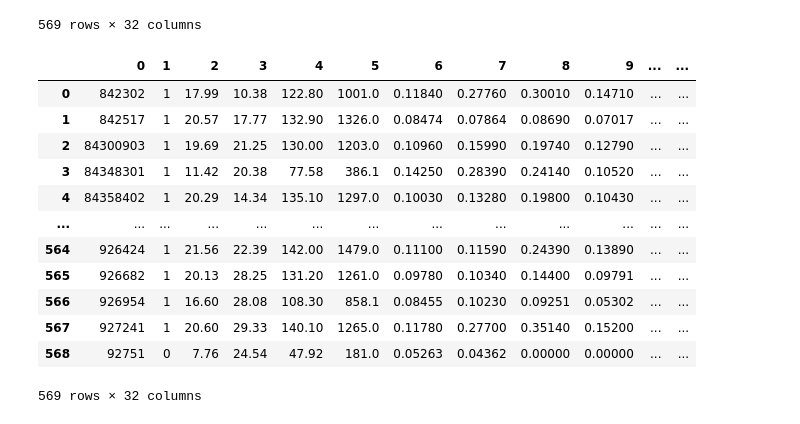
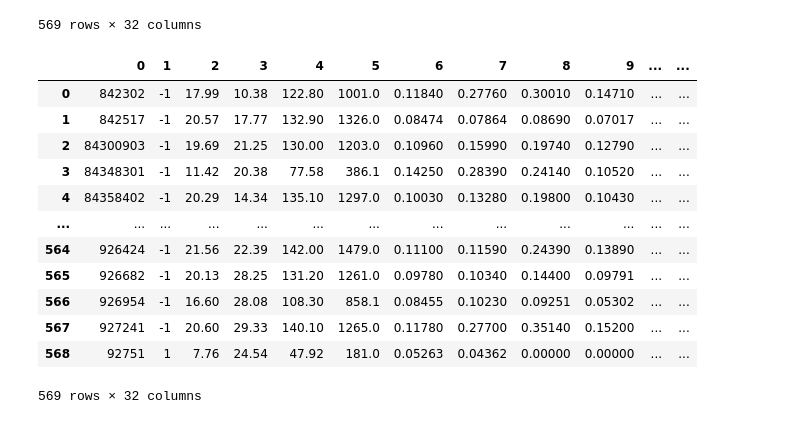
Before and after one commit to MattiasHolmstrom/Optimization-assignments, a Jupyter notebook: SVM_prep.ipynb, the cells around one changed output. Cells and saved outputs as stored; diff of their text form; code cells hidden in the pictures.

```diff
--- a/SVM_prep.ipynb
+++ b/SVM_prep.ipynb
@@ -21,21 +22,22 @@ df
 | 568 | 92751 | B | 7.76 | 24.54 | 47.92 | 181.0 | 0.05263 | 0.04362 | 0.00000 | 0.00000 | ... | ... |
 569 rows × 32 columns
 # %%
-df_dummy = pd.get_dummies(df, columns=[1])
-df[1] = df[1].astype('category')
-df[1] = df[1].cat.codes
+# Encode class column as -1 / 1 to fit SVM algorithm
+# -1 is malignant and 1 is benign
+
+df[1] = np.where(df[1] == "M", -1, 1)
 df
 # %% [output]
 |  | 0 | 1 | 2 | 3 | 4 | 5 | 6 | 7 | 8 | 9 | ... | ... |
-| 0 | 842302 | 1 | 17.99 | 10.38 | 122.80 | 1001.0 | 0.11840 | 0.27760 | 0.30010 | 0.14710 | ... | ... |
-| 1 | 842517 | 1 | 20.57 | 17.77 | 132.90 | 1326.0 | 0.08474 | 0.07864 | 0.08690 | 0.07017 | ... | ... |
-| 2 | 84300903 | 1 | 19.69 | 21.25 | 130.00 | 1203.0 | 0.10960 | 0.15990 | 0.19740 | 0.12790 | ... | ... |
-| 3 | 84348301 | 1 | 11.42 | 20.38 | 77.58 | 386.1 | 0.14250 | 0.28390 | 0.24140 | 0.10520 | ... | ... |
-| 4 | 84358402 | 1 | 20.29 | 14.34 | 135.10 | 1297.0 | 0.10030 | 0.13280 | 0.19800 | 0.10430 | ... | ... |
+| 0 | 842302 | -1 | 17.99 | 10.38 | 122.80 | 1001.0 | 0.11840 | 0.27760 | 0.30010 | 0.14710 | ... | ... |
+| 1 | 842517 | -1 | 20.57 | 17.77 | 132.90 | 1326.0 | 0.08474 | 0.07864 | 0.08690 | 0.07017 | ... | ... |
+| 2 | 84300903 | -1 | 19.69 | 21.25 | 130.00 | 1203.0 | 0.10960 | 0.15990 | 0.19740 | 0.12790 | ... | ... |
+| 3 | 84348301 | -1 | 11.42 | 20.38 | 77.58 | 386.1 | 0.14250 | 0.28390 | 0.24140 | 0.10520 | ... | ... |
+| 4 | 84358402 | -1 | 20.29 | 14.34 | 135.10 | 1297.0 | 0.10030 | 0.13280 | 0.19800 | 0.10430 | ... | ... |
 | ... | ... | ... | ... | ... | ... | ... | ... | ... | ... | ... | ... | ... |
-| 564 | 926424 | 1 | 21.56 | 22.39 | 142.00 | 1479.0 | 0.11100 | 0.11590 | 0.24390 | 0.13890 | ... | ... |
-| 565 | 926682 | 1 | 20.13 | 28.25 | 131.20 | 1261.0 | 0.09780 | 0.10340 | 0.14400 | 0.09791 | ... | ... |
-| 566 | 926954 | 1 | 16.60 | 28.08 | 108.30 | 858.1 | 0.08455 | 0.10230 | 0.09251 | 0.05302 | ... | ... |
-| 567 | 927241 | 1 | 20.60 | 29.33 | 140.10 | 1265.0 | 0.11780 | 0.27700 | 0.35140 | 0.15200 | ... | ... |
-| 568 | 92751 | 0 | 7.76 | 24.54 | 47.92 | 181.0 | 0.05263 | 0.04362 | 0.00000 | 0.00000 | ... | ... |
+| 564 | 926424 | -1 | 21.56 | 22.39 | 142.00 | 1479.0 | 0.11100 | 0.11590 | 0.24390 | 0.13890 | ... | ... |
+| 565 | 926682 | -1 | 20.13 | 28.25 | 131.20 | 1261.0 | 0.09780 | 0.10340 | 0.14400 | 0.09791 | ... | ... |
+| 566 | 926954 | -1 | 16.60 | 28.08 | 108.30 | 858.1 | 0.08455 | 0.10230 | 0.09251 | 0.05302 | ... | ... |
+| 567 | 927241 | -1 | 20.60 | 29.33 | 140.10 | 1265.0 | 0.11780 | 0.27700 | 0.35140 | 0.15200 | ... | ... |
+| 568 | 92751 | 1 | 7.76 | 24.54 | 47.92 | 181.0 | 0.05263 | 0.04362 | 0.00000 | 0.00000 | ... | ... |
 569 rows × 32 columns
```
Also changed, not shown: parts of 16 cells of this notebook, 1 other file.
